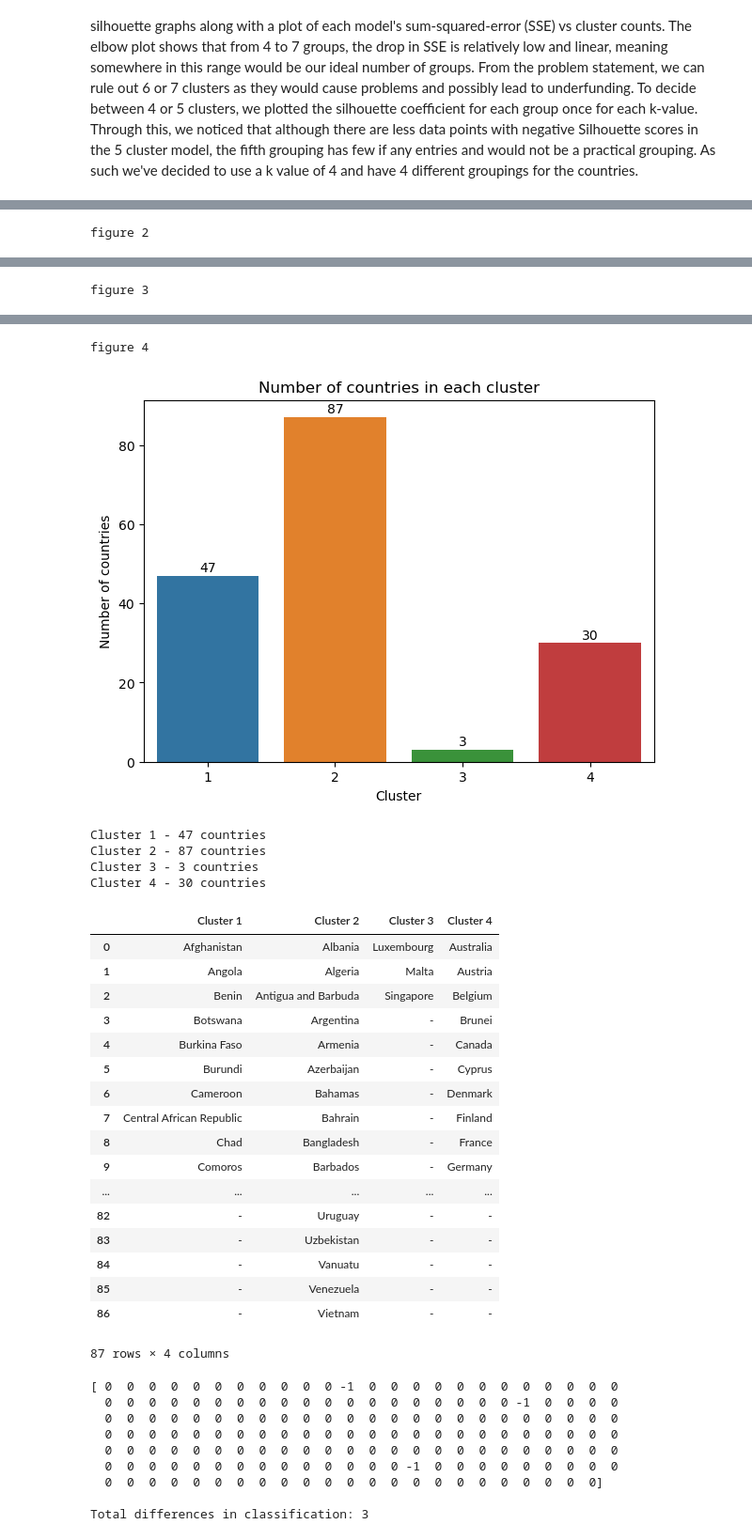
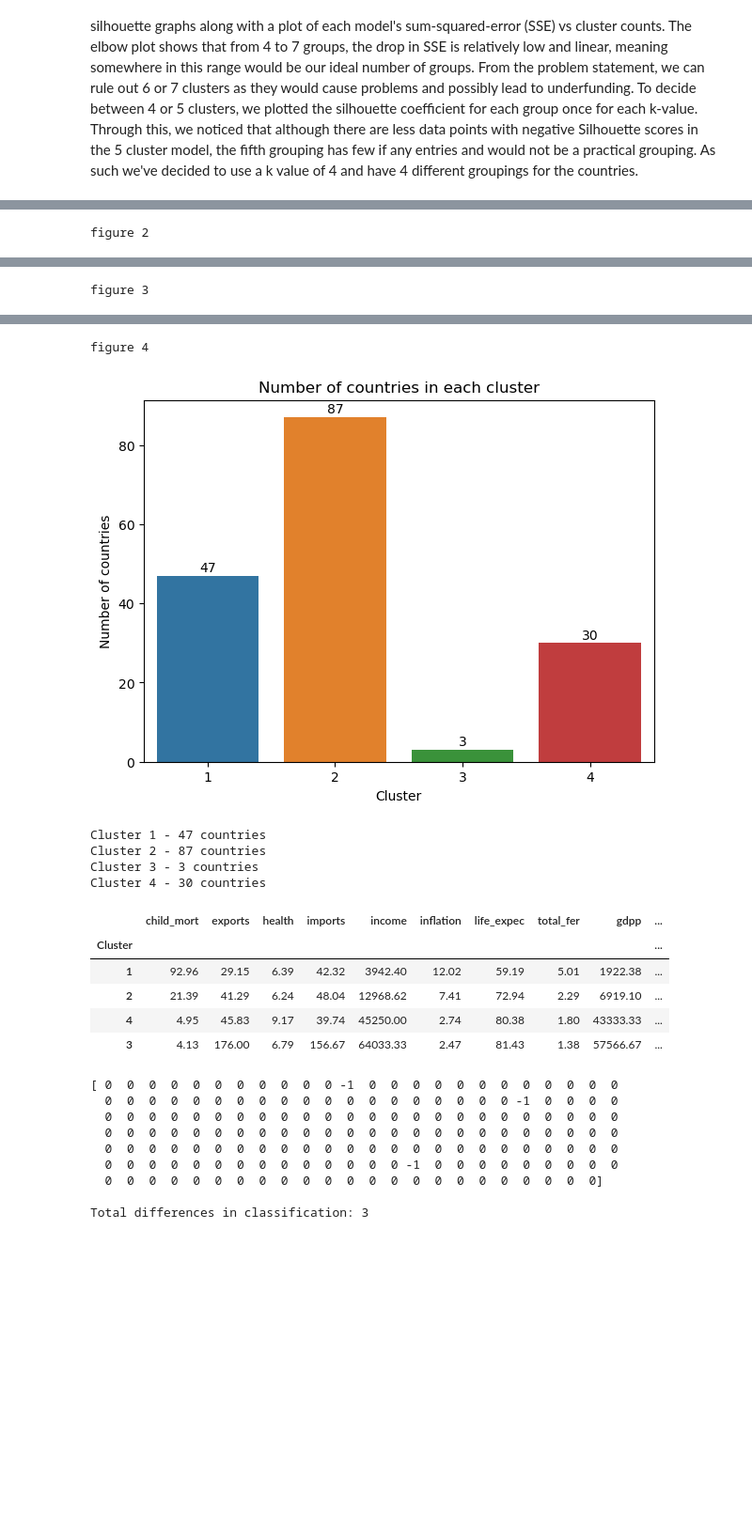
Before and after one commit to LudicrusTwrtle/Unsupervised_ML_Coursework, a Jupyter notebook: Assignment 1/assignment_1.ipynb, the cells around one changed output, grey strips where cells are left out. Shown at 94% size. Cells and saved outputs as stored; diff of their text form; code cells hidden in the pictures; blank space fills up the shorter version.

Commit message:
ranking code added

```diff
--- a/Assignment 1/assignment_1.ipynb
+++ b/Assignment 1/assignment_1.ipynb
@@ -272,51 +272,46 @@ sns.countplot(data=df_clustered, x="Cluster", palette="tab10")
 plt.title("Number of countries in each cluster")
 plt.xlabel("Cluster")
 plt.ylabel("Number of countries")
 for i, count in df_clustered["Cluster"].value_counts().sort_index().items():
     plt.text(i-1, count + 1, str(count), ha="center")
 plt.show()
 
 cluster_breakdown = {}
 for cluster_number in range(1,5):    # Keep only the rows belonging to this cluster
     countries_in_cluster = df_clustered[df_clustered["Cluster"] == cluster_number]
     print("Cluster", cluster_number, "-", len(countries_in_cluster), "countries")
     cluster_breakdown[f"Cluster {cluster_number}"] = countries_in_cluster["country"].reset_index(drop=True)
     # for country in countries_in_cluster["country"]:
     #     print("   ", country)
     #     print()
 df_cluster_breakdown = pd.DataFrame(cluster_breakdown).fillna("-")
 df_cluster_breakdown
+
+# Rank clusters by need: high child mortality + low income/life expectancy = most need
+ranking = profile.sort_values(
+    ["child_mort", "income", "life_expec"],
+    ascending=[False, True, True]
+)
+ranking
 # %% [output]
 figure 1
 [figure]
 figure 2
 [figure]
 figure 3
 [figure]
 figure 4
 [figure]
 Cluster 1 - 47 countries
 Cluster 2 - 87 countries
 Cluster 3 - 3 countries
 Cluster 4 - 30 countries
-|  | Cluster 1 | Cluster 2 | Cluster 3 | Cluster 4 |
-| 0 | Afghanistan | Albania | Luxembourg | Australia |
-| 1 | Angola | Algeria | Malta | Austria |
-| 2 | Benin | Antigua and Barbuda | Singapore | Belgium |
-| 3 | Botswana | Argentina | - | Brunei |
-| 4 | Burkina Faso | Armenia | - | Canada |
-| 5 | Burundi | Azerbaijan | - | Cyprus |
-| 6 | Cameroon | Bahamas | - | Denmark |
-| 7 | Central African Republic | Bahrain | - | Finland |
-| 8 | Chad | Bangladesh | - | France |
-| 9 | Comoros | Barbados | - | Germany |
-| ... | ... | ... | ... | ... |
-| 82 | - | Uruguay | - | - |
-| 83 | - | Uzbekistan | - | - |
-| 84 | - | Vanuatu | - | - |
-| 85 | - | Venezuela | - | - |
-| 86 | - | Vietnam | - | - |
+|  | child_mort | exports | health | imports | income | inflation | life_expec | total_fer | gdpp | ... |
+| Cluster |  |  |  |  |  |  |  |  |  | ... |
+| 1 | 92.96 | 29.15 | 6.39 | 42.32 | 3942.40 | 12.02 | 59.19 | 5.01 | 1922.38 | ... |
+| 2 | 21.39 | 41.29 | 6.24 | 48.04 | 12968.62 | 7.41 | 72.94 | 2.29 | 6919.10 | ... |
+| 4 | 4.95 | 45.83 | 9.17 | 39.74 | 45250.00 | 2.74 | 80.38 | 1.80 | 43333.33 | ... |
+| 3 | 4.13 | 176.00 | 6.79 | 156.67 | 64033.33 | 2.47 | 81.43 | 1.38 | 57566.67 | ... |
-87 rows × 4 columns
 # %%
 # Compares differences between 3 cluster groupings and 4 cluster groupings
 clusters3 = kmeans_metrics["3 Clusters"]
```
